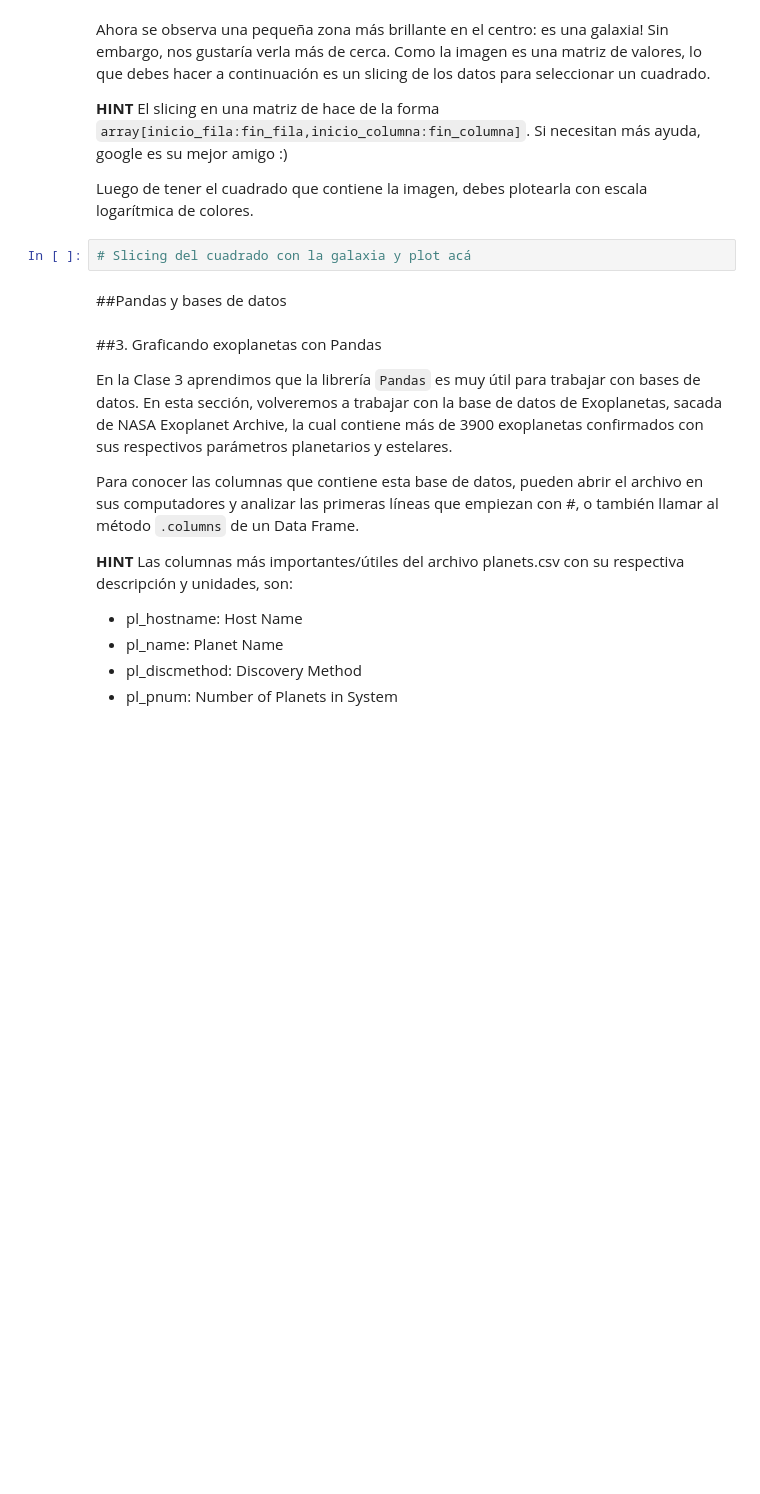
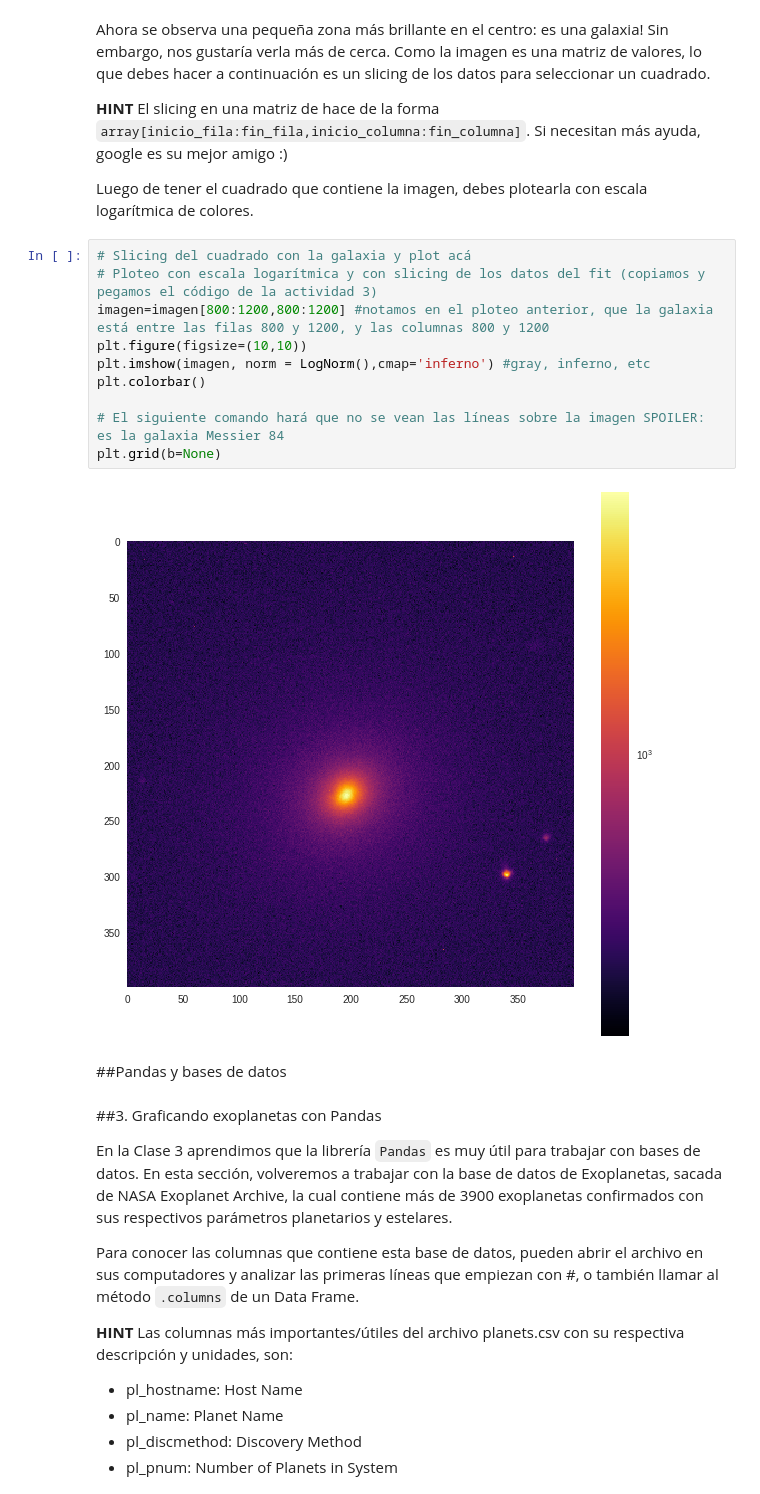
Before and after one commit to Antonego64/minitarea3, a Jupyter notebook: minitarea3.ipynb, the cells around one changed output. Cells and saved outputs as stored; diff of their text form; blank space fills up the shorter version.

```diff
--- a/minitarea3.ipynb
+++ b/minitarea3.ipynb
@@ -132,8 +148,18 @@ Ahora se observa una pequeña zona más brillante en el centro: es una galaxia!
 **HINT** El slicing en una matriz de hace de la forma `array[inicio_fila:fin_fila,inicio_columna:fin_columna]`. Si necesitan más ayuda, google es su mejor amigo :)
 
 Luego de tener el cuadrado que contiene la imagen, debes plotearla con escala logarítmica de colores.
-# %%
-# Slicing del cuadrado con la galaxia y plot acá
+# %%
+# Slicing del cuadrado con la galaxia y plot acá
+# Ploteo con escala logarítmica y con slicing de los datos del fit (copiamos y pegamos el código de la actividad 3)
+imagen=imagen[800:1200,800:1200] #notamos en el ploteo anterior, que la galaxia está entre las filas 800 y 1200, y las columnas 800 y 1200
+plt.figure(figsize=(10,10))
+plt.imshow(imagen, norm = LogNorm(),cmap='inferno') #gray, inferno, etc
+plt.colorbar()
+
+# El siguiente comando hará que no se vean las líneas sobre la imagen SPOILER: es la galaxia Messier 84
+plt.grid(b=None)
+# %% [output]
+[figure, added]
 # %% [markdown]
 ##Pandas y bases de datos
 # %% [markdown]
```
Also changed, not shown: parts of 5 cells of this notebook.
